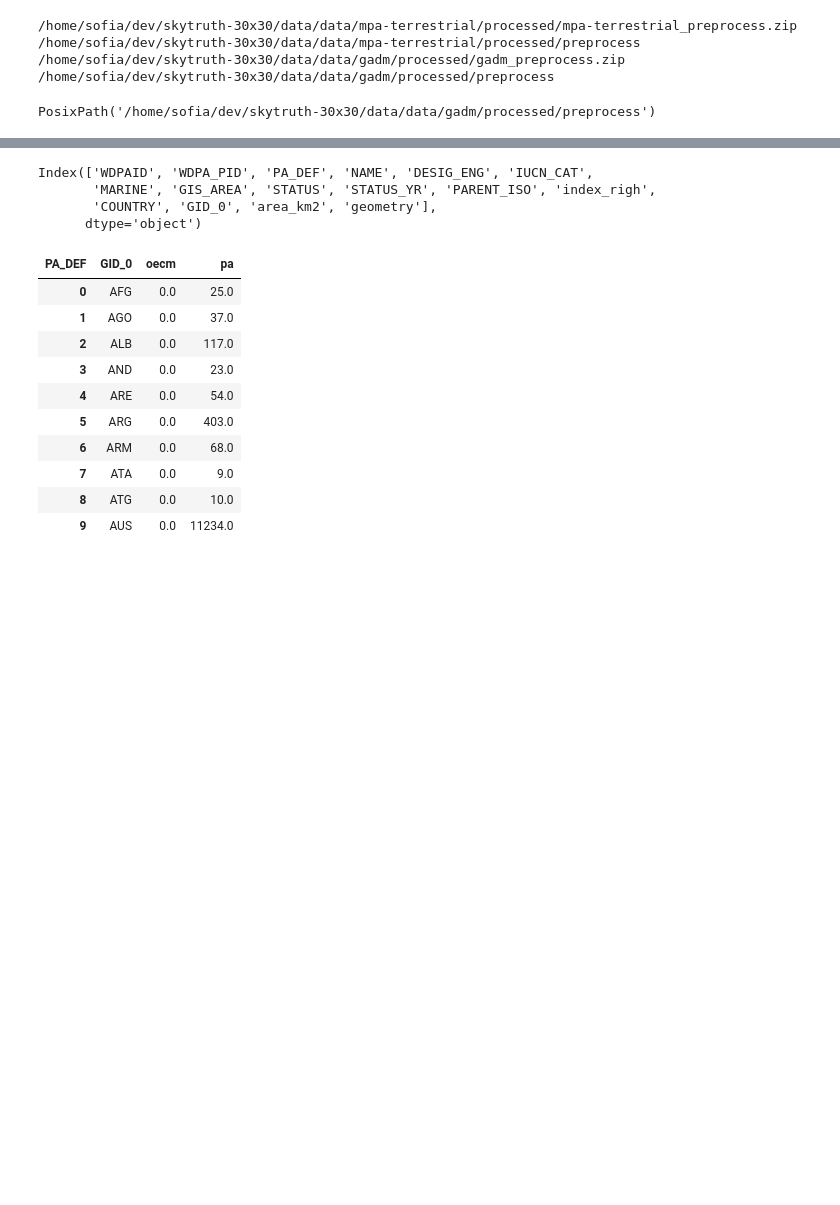
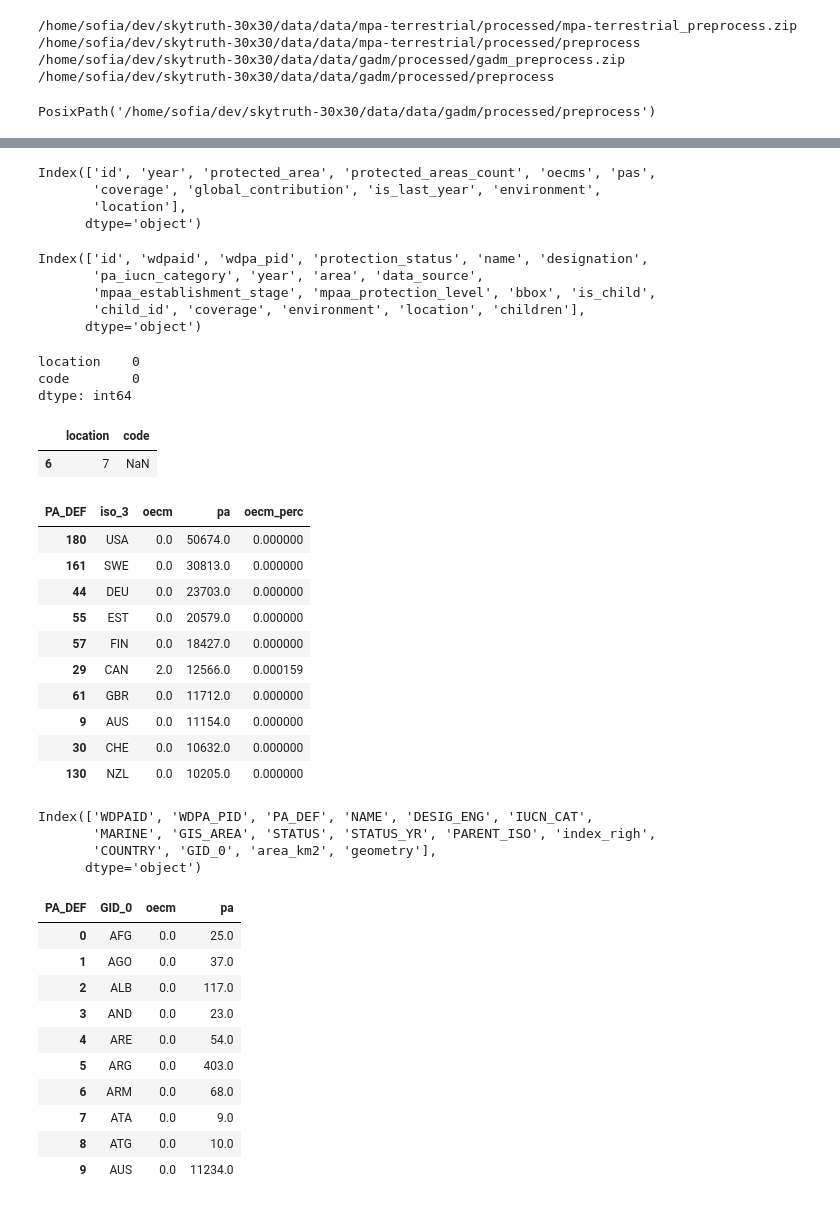
Before and after one commit to Vizzuality/skytruth-30x30, a Jupyter notebook: data/notebooks/pipes_mock/precalc_sofia.ipynb, the cells around one changed output, grey strips where cells are left out. Saved outputs shown, nothing was run; the diff lists cells and outputs as text; code cells hidden in the pictures; blank space fills up the shorter version.

```diff
--- a/data/notebooks/pipes_mock/precalc_sofia.ipynb
+++ b/data/notebooks/pipes_mock/precalc_sofia.ipynb
@@ -1616,0 +1876,27 @@ sjoin_gdf.head(2)
+# %%
+ter.columns
+# %% [output]
+Index(['id', 'year', 'protected_area', 'protected_areas_count', 'oecms', 'pas',
+       'coverage', 'global_contribution', 'is_last_year', 'environment',
+       'location'],
+      dtype='object')
+# %%
+mar.columns
+# %% [output]
+Index(['id', 'wdpaid', 'wdpa_pid', 'protection_status', 'name', 'designation',
+       'pa_iucn_category', 'year', 'area', 'data_source',
+       'mpaa_establishment_stage', 'mpaa_protection_level', 'bbox', 'is_child',
+       'child_id', 'coverage', 'environment', 'location', 'children'],
+      dtype='object')
+# %%
+locations_code.isna().sum()
+# %% [output]
+location    0
+code        0
+dtype: int64
+# %%
+# show rows with null values in locations_code
+locations_code[locations_code.isna().any(axis=1)]
+# %% [output]
+|  | location | code |
+| 6 | 7 | NaN |
@@ -1616,0 +1947,28 @@ sjoin_gdf.head(2)
+# %%
+result_oecms = (
+    sjoin_gdf.groupby(["iso_3", "PA_DEF"])
+    .agg({"PA_DEF": "count"})
+    .rename(columns={"PA_DEF": "count"})
+    .reset_index()
+    .pivot(index="GID_0", columns="PA_DEF", values="count")
+    .fillna(0)
+    .reset_index()
+    .rename(columns={"0": "oecm", "1": "pa"})
+)
+# ).reset_index().pivot(index="iso_3", columns="PA_DEF", values="count").reset_index(names=["PA_DEF"], level=0, drop=True)
+# %%
+result_oecms["oecm_perc"] = result_oecms["oecm"] / (result_oecms["oecm"] + result_oecms["pa"])
+# %%
+result_oecms.sort_values("pa", ascending=False).head(10)
+# %% [output]
+| PA_DEF | iso_3 | oecm | pa | oecm_perc |
+| 180 | USA | 0.0 | 50674.0 | 0.000000 |
+| 161 | SWE | 0.0 | 30813.0 | 0.000000 |
+| 44 | DEU | 0.0 | 23703.0 | 0.000000 |
+| 55 | EST | 0.0 | 20579.0 | 0.000000 |
+| 57 | FIN | 0.0 | 18427.0 | 0.000000 |
+| 29 | CAN | 2.0 | 12566.0 | 0.000159 |
+| 61 | GBR | 0.0 | 11712.0 | 0.000000 |
+| 9 | AUS | 0.0 | 11154.0 | 0.000000 |
+| 30 | CHE | 0.0 | 10632.0 | 0.000000 |
+| 130 | NZL | 0.0 | 10205.0 | 0.000000 |
```
Also changed, not shown: parts of 43 cells of this notebook, 2 other files.
